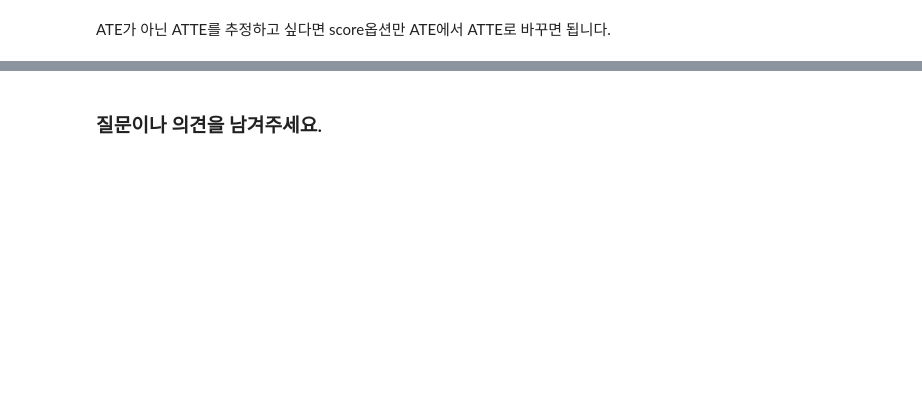
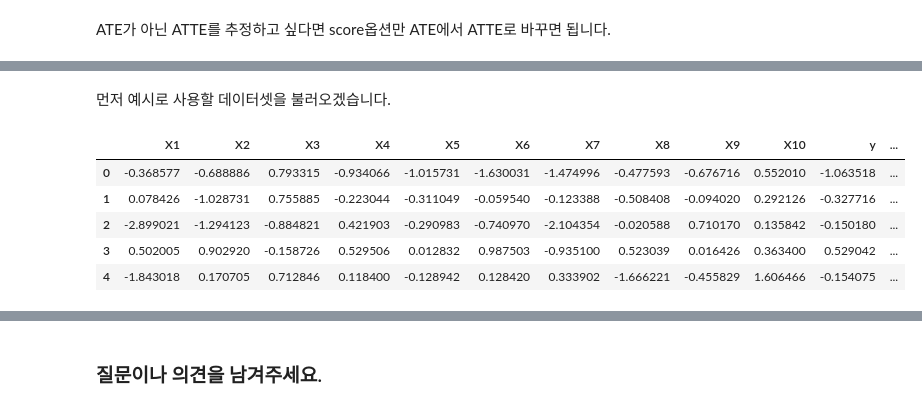
Before and after one commit to Funbucket/awesome-causal-inference-python, a Jupyter notebook: book/ate/propensity_score_and_dml.ipynb, the cells around one changed output, grey strips where cells are left out. Drawn from its saved outputs; the diff is of its cells as text; code cells hidden in the pictures; blank space fills up the shorter version.

```diff
--- a/book/ate/propensity_score_and_dml.ipynb
+++ b/book/ate/propensity_score_and_dml.ipynb
@@ -797,0 +840,22 @@ irm_atte.summary
+# %% [markdown]
+먼저 예시로 사용할 데이터셋을 불러오겠습니다.
+# %%
+from doubleml.datasets import make_irm_data
+from sklearn.ensemble import RandomForestRegressor, RandomForestClassifier
+
+np.random.seed(3333)
+df = make_irm_data(
+    theta=0.5,
+    n_obs=500,
+    dim_x=10,
+    return_type='DataFrame'
+)
+# %%
+df.head()
+# %% [output]
+|  | X1 | X2 | X3 | X4 | X5 | X6 | X7 | X8 | X9 | X10 | y | ... |
+| 0 | -0.368577 | -0.688886 | 0.793315 | -0.934066 | -1.015731 | -1.630031 | -1.474996 | -0.477593 | -0.676716 | 0.552010 | -1.063518 | ... |
+| 1 | 0.078426 | -1.028731 | 0.755885 | -0.223044 | -0.311049 | -0.059540 | -0.123388 | -0.508408 | -0.094020 | 0.292126 | -0.327716 | ... |
+| 2 | -2.899021 | -1.294123 | -0.884821 | 0.421903 | -0.290983 | -0.740970 | -2.104354 | -0.020588 | 0.710170 | 0.135842 | -0.150180 | ... |
+| 3 | 0.502005 | 0.902920 | -0.158726 | 0.529506 | 0.012832 | 0.987503 | -0.935100 | 0.523039 | 0.016426 | 0.363400 | 0.529042 | ... |
+| 4 | -1.843018 | 0.170705 | 0.712846 | 0.118400 | -0.128942 | 0.128420 | 0.333902 | -1.666221 | -0.455829 | 1.606466 | -0.154075 | ... |
```
Also changed, not shown: parts of 29 cells of this notebook.
